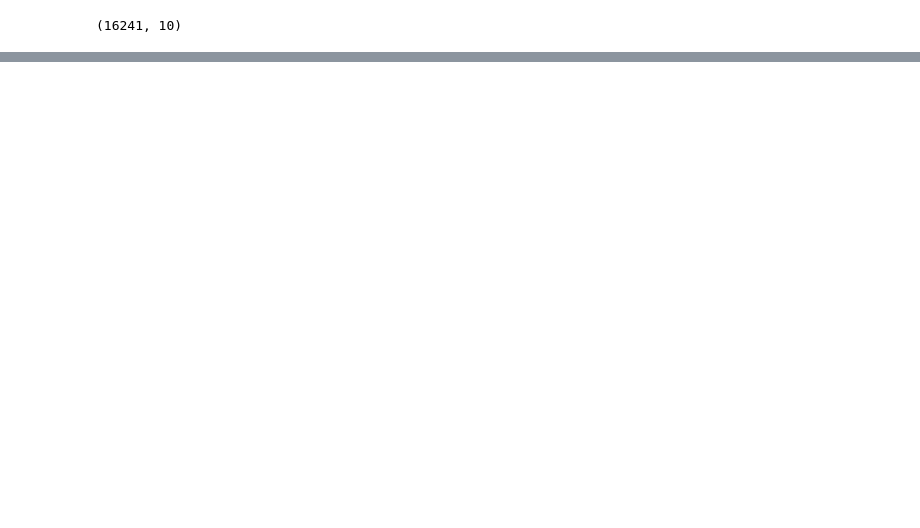
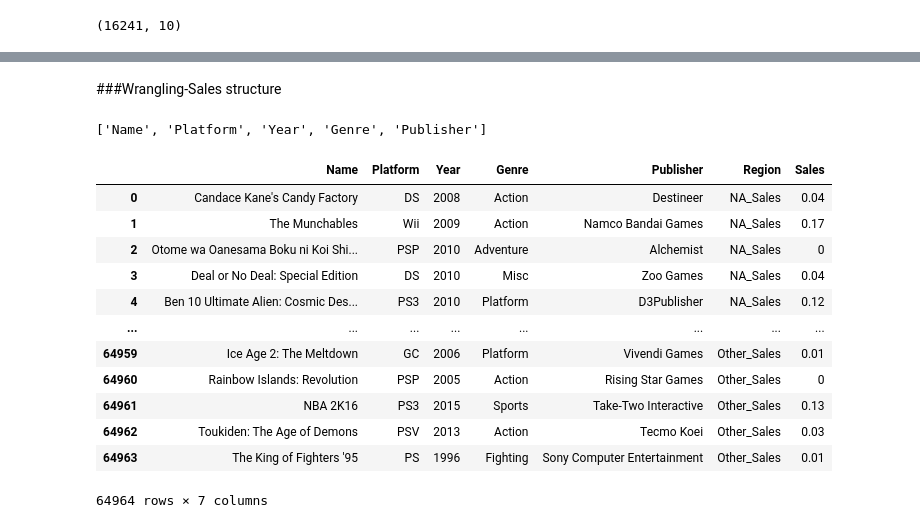
Before and after one commit to Jihyesh/codestates_projects_section1, a Jupyter notebook: AI_15_홍지혜_Section1.ipynb, the cells around one changed output, grey strips where cells are left out. Drawn from its saved outputs; the diff is of its cells as text; code cells hidden in the pictures; blank space fills up the shorter version.

```diff
--- a/AI_15_홍지혜_Section1.ipynb
+++ b/AI_15_홍지혜_Section1.ipynb
@@ -860,0 +909,2 @@ df_clean.shape
+# %%
+df_clean.index.names = ["Game_Key"]
@@ -860,0 +921,25 @@ df_clean.shape
+# %% [markdown]
+###Wrangling-Sales structure
+# %%
+id_vars = list(df_clean)[0:5]
+id_vars
+# %% [output]
+['Name', 'Platform', 'Year', 'Genre', 'Publisher']
+# %%
+df_clean = pd.melt(df_clean, id_vars=id_vars, var_name='Region', value_name='Sales')
+# %%
+df_clean
+# %% [output]
+|  | Name | Platform | Year | Genre | Publisher | Region | Sales |
+| 0 | Candace Kane's Candy Factory | DS | 2008 | Action | Destineer | NA_Sales | 0.04 |
+| 1 | The Munchables | Wii | 2009 | Action | Namco Bandai Games | NA_Sales | 0.17 |
+| 2 | Otome wa Oanesama Boku ni Koi Shi... | PSP | 2010 | Adventure | Alchemist | NA_Sales | 0 |
+| 3 | Deal or No Deal: Special Edition | DS | 2010 | Misc | Zoo Games | NA_Sales | 0.04 |
+| 4 | Ben 10 Ultimate Alien: Cosmic Des... | PS3 | 2010 | Platform | D3Publisher | NA_Sales | 0.12 |
+| ... | ... | ... | ... | ... | ... | ... | ... |
+| 64959 | Ice Age 2: The Meltdown | GC | 2006 | Platform | Vivendi Games | Other_Sales | 0.01 |
+| 64960 | Rainbow Islands: Revolution | PSP | 2005 | Action | Rising Star Games | Other_Sales | 0 |
+| 64961 | NBA 2K16 | PS3 | 2015 | Sports | Take-Two Interactive | Other_Sales | 0.13 |
+| 64962 | Toukiden: The Age of Demons | PSV | 2013 | Action | Tecmo Koei | Other_Sales | 0.03 |
+| 64963 | The King of Fighters '95 | PS | 1996 | Fighting | Sony Computer Entertainment | Other_Sales | 0.01 |
+64964 rows × 7 columns
```
Also changed, not shown: parts of 18 cells of this notebook.
